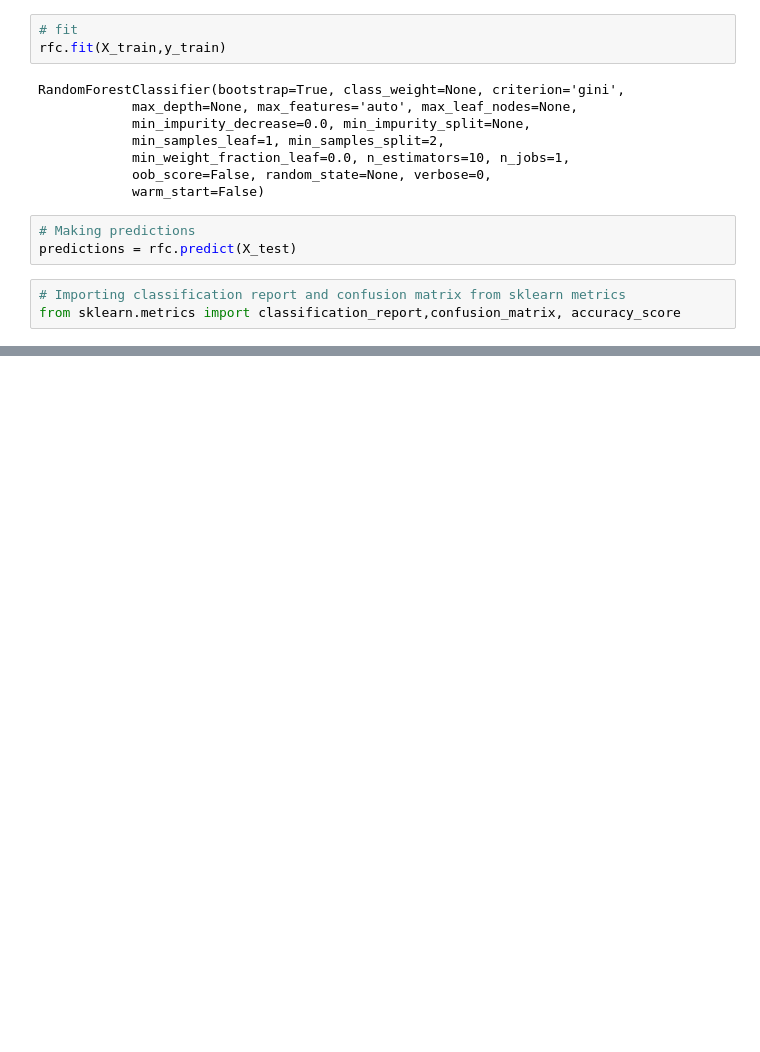
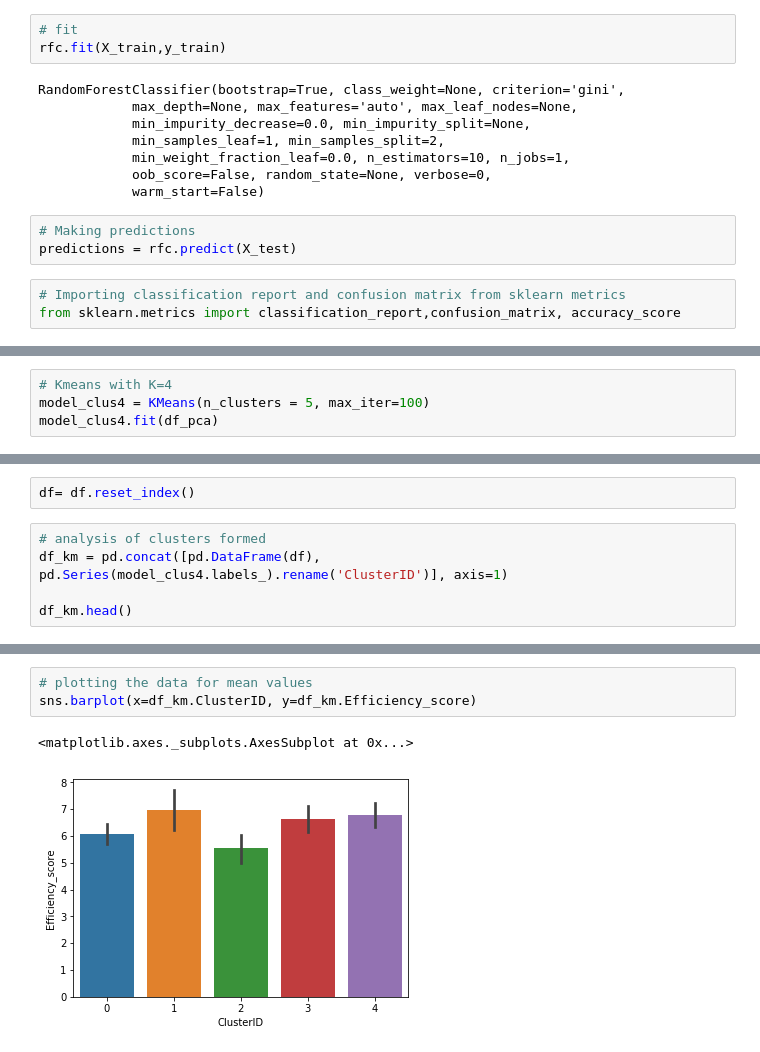
Before and after one commit to prachi0693/Capstone-Project, a Jupyter notebook: Merge and Modelling.ipynb, the cells around one changed output, grey strips where cells are left out. Cells and saved outputs as stored; diff of their text form; blank space fills up the shorter version.

```diff
--- a/Merge and Modelling.ipynb
+++ b/Merge and Modelling.ipynb
@@ -511,0 +663,4 @@ print(accuracy_score(y_test,predictions))
+# %%
+# Kmeans with K=4
+model_clus4 = KMeans(n_clusters = 5, max_iter=100)
+model_clus4.fit(df_pca)
@@ -511,0 +671,7 @@ print(accuracy_score(y_test,predictions))
+# %%
+df= df.reset_index()
+# %%
+# analysis of clusters formed
+df_km = pd.concat([pd.DataFrame(df), pd.Series(model_clus4.labels_).rename('ClusterID')], axis=1)
+
+df_km.head()
@@ -511,0 +706,6 @@ print(accuracy_score(y_test,predictions))
+# %%
+# plotting the data for mean values
+sns.barplot(x=df_km.ClusterID, y=df_km.Efficiency_score)
+# %% [output]
+<matplotlib.axes._subplots.AxesSubplot at 0x...>
+[figure, added]
```
Also changed, not shown: parts of 45 cells of this notebook, 1 other file.
